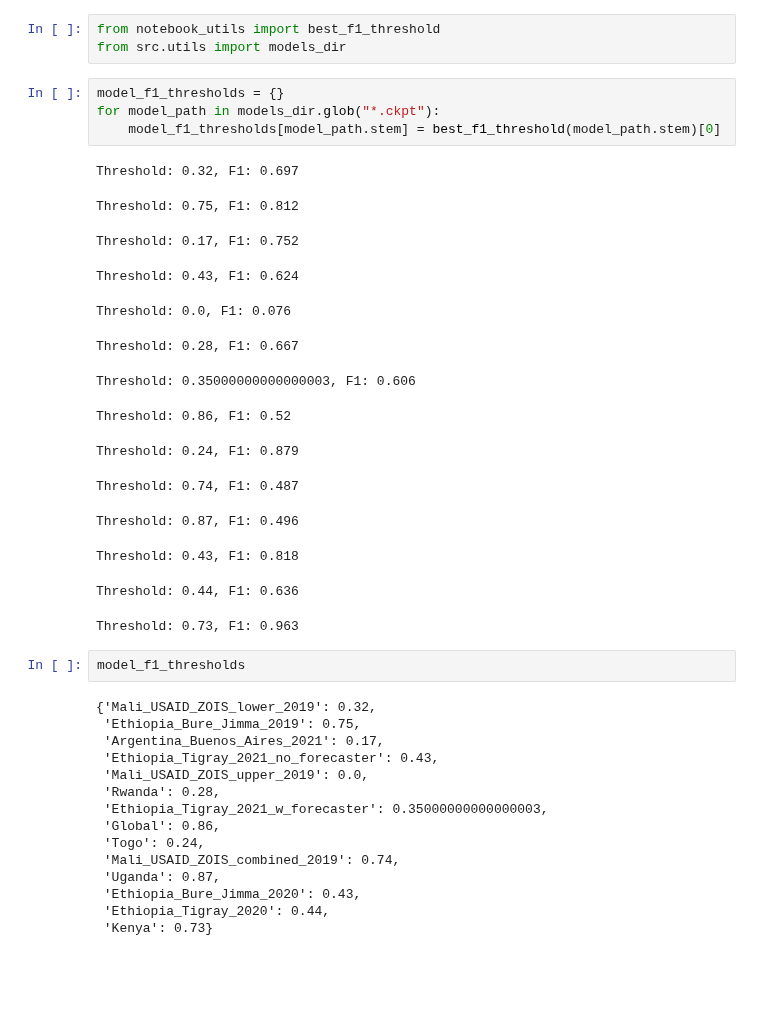
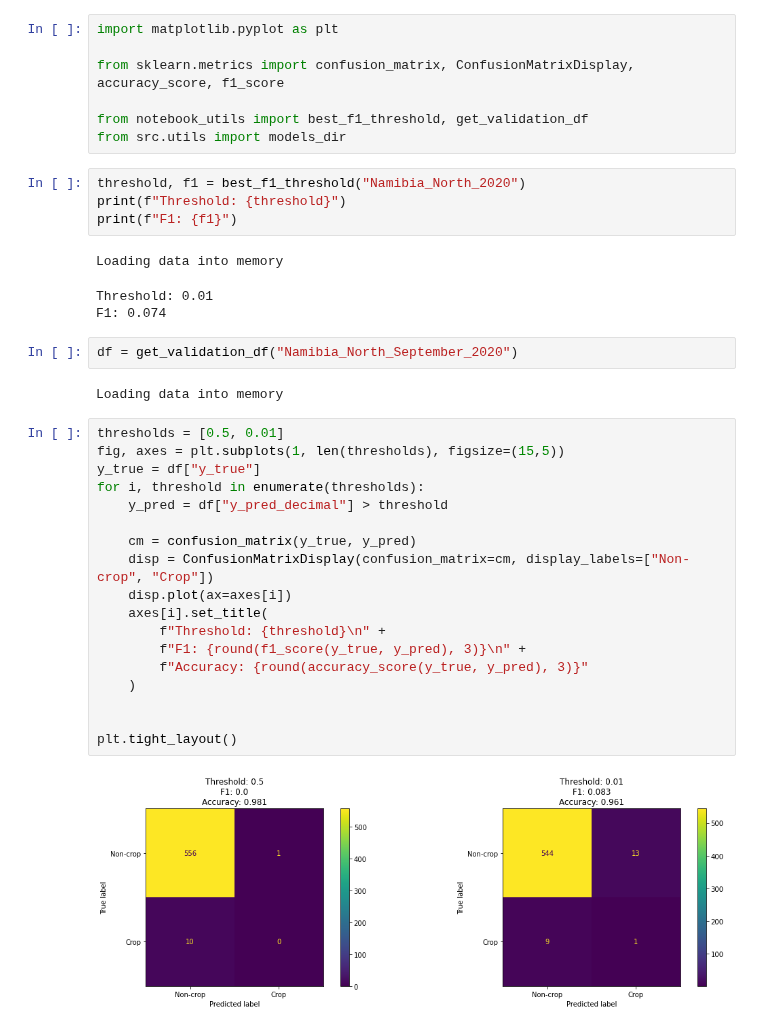
Before and after one commit to nasaharvest/crop-mask, a Jupyter notebook: notebooks/calculating_optimal_threshold.ipynb, the cells around one changed output. Saved outputs shown, nothing was run; the diff lists cells and outputs as text; blank space fills up the shorter version.

Commit message:
namibia-confusion

```diff
--- a/notebooks/calculating_optimal_threshold.ipynb
+++ b/notebooks/calculating_optimal_threshold.ipynb
@@ -1,39 +1,39 @@
 # %%
-from notebook_utils import best_f1_threshold
+import matplotlib.pyplot as plt
+
+from sklearn.metrics import confusion_matrix, ConfusionMatrixDisplay, accuracy_score, f1_score
+
+from notebook_utils import best_f1_threshold, get_validation_df
 from src.utils import models_dir
-# %%
-model_f1_thresholds = {}
-for model_path in models_dir.glob("*.ckpt"):
-    model_f1_thresholds[model_path.stem] = best_f1_threshold(model_path.stem)[0]
-# %% [output]
-Threshold: 0.32, F1: 0.697
-Threshold: 0.75, F1: 0.812
-Threshold: 0.17, F1: 0.752
-Threshold: 0.43, F1: 0.624
-Threshold: 0.0, F1: 0.076
-Threshold: 0.28, F1: 0.667
-Threshold: 0.35000000000000003, F1: 0.606
-Threshold: 0.86, F1: 0.52
-Threshold: 0.24, F1: 0.879
-Threshold: 0.74, F1: 0.487
-Threshold: 0.87, F1: 0.496
-Threshold: 0.43, F1: 0.818
-Threshold: 0.44, F1: 0.636
-Threshold: 0.73, F1: 0.963
-# %%
-model_f1_thresholds
-# %% [output]
-{'Mali_USAID_ZOIS_lower_2019': 0.32,
- 'Ethiopia_Bure_Jimma_2019': 0.75,
- 'Argentina_Buenos_Aires_2021': 0.17,
- 'Ethiopia_Tigray_2021_no_forecaster': 0.43,
- 'Mali_USAID_ZOIS_upper_2019': 0.0,
- 'Rwanda': 0.28,
- 'Ethiopia_Tigray_2021_w_forecaster': 0.35000000000000003,
- 'Global': 0.86,
- 'Togo': 0.24,
- 'Mali_USAID_ZOIS_combined_2019': 0.74,
- 'Uganda': 0.87,
- 'Ethiopia_Bure_Jimma_2020': 0.43,
- 'Ethiopia_Tigray_2020': 0.44,
- 'Kenya': 0.73}
+# %%
+threshold, f1 = best_f1_threshold("Namibia_North_2020")
+print(f"Threshold: {threshold}")
+print(f"F1: {f1}")
+# %% [output]
+Loading data into memory
+Threshold: 0.01
+F1: 0.074
+# %%
+df = get_validation_df("Namibia_North_September_2020")
+# %% [output]
+Loading data into memory
+# %%
+thresholds = [0.5, 0.01]
+fig, axes = plt.subplots(1, len(thresholds), figsize=(15,5))
+y_true = df["y_true"]
+for i, threshold in enumerate(thresholds):
+    y_pred = df["y_pred_decimal"] > threshold
+
+    cm = confusion_matrix(y_true, y_pred)
+    disp = ConfusionMatrixDisplay(confusion_matrix=cm, display_labels=["Non-crop", "Crop"])
+    disp.plot(ax=axes[i])
+    axes[i].set_title(
+        f"Threshold: {threshold}\n" +
+        f"F1: {round(f1_score(y_true, y_pred), 3)}\n" +
+        f"Accuracy: {round(accuracy_score(y_true, y_pred), 3)}"
+    )
+
+
+plt.tight_layout()
+# %% [output]
+[figure, added]
```
Also changed, not shown: parts of 1 cell of this notebook, 2 other files.
